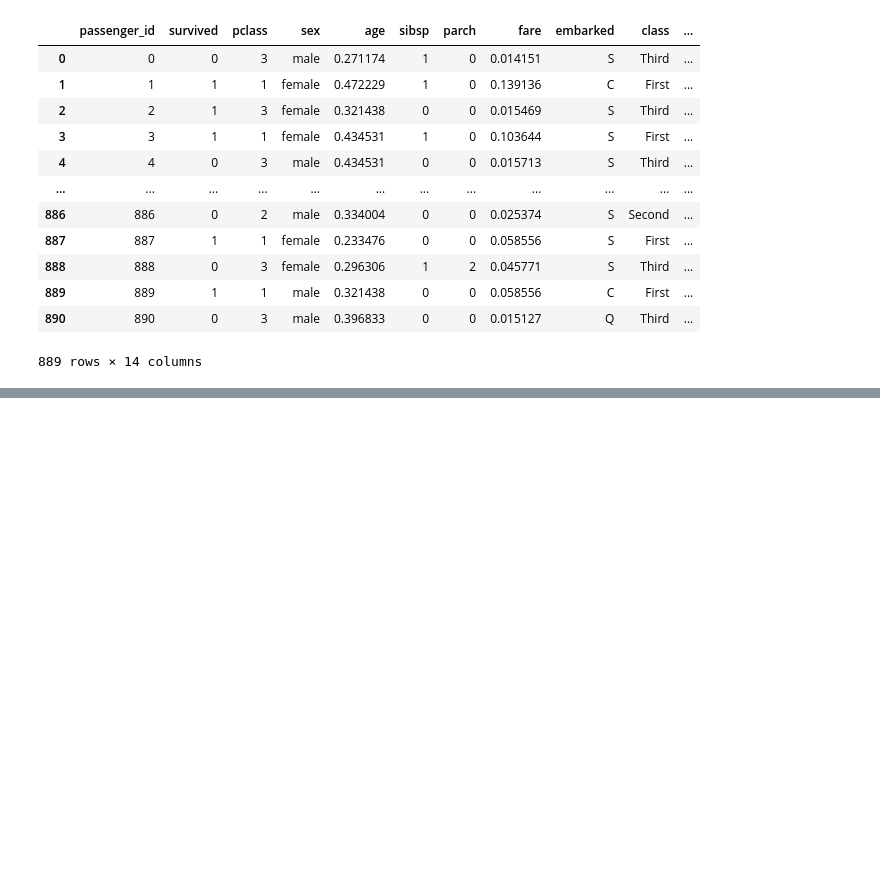
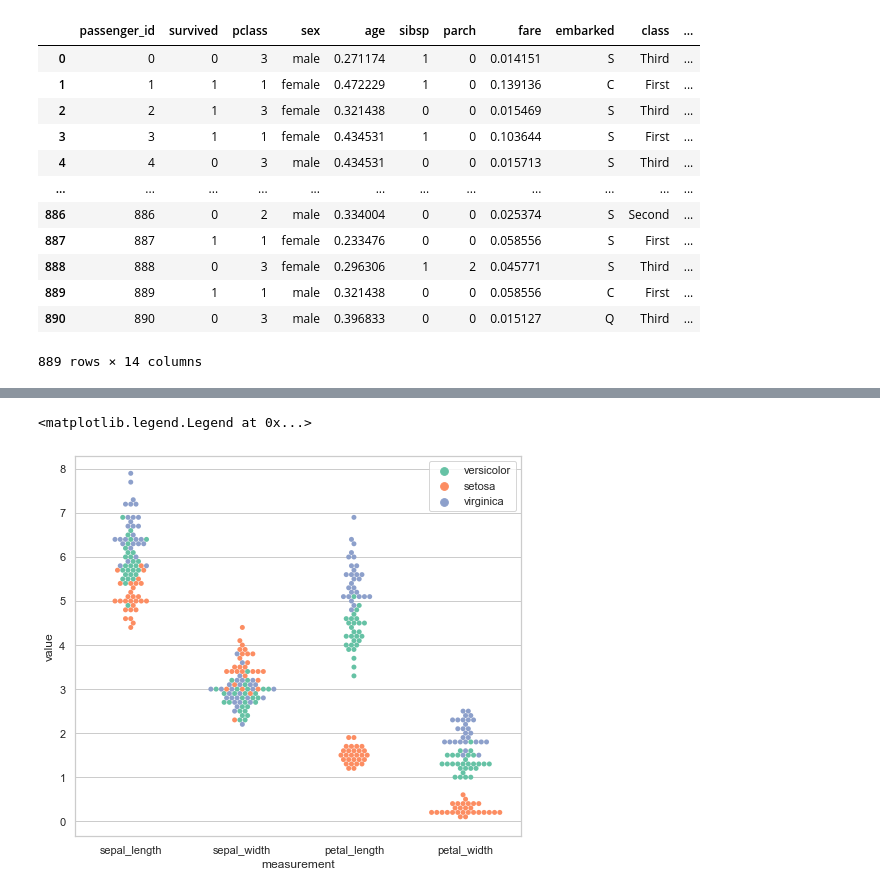
Before and after one commit to SamuelD-Data/classification-exercises, a Jupyter notebook: classification_exercises.ipynb, the cells around one changed output, grey strips where cells are left out. Saved outputs shown, nothing was run; the diff lists cells and outputs as text; code cells hidden in the pictures; blank space fills up the shorter version.

```diff
--- a/classification_exercises.ipynb
+++ b/classification_exercises.ipynb
@@ -627,0 +632,18 @@ prep_titanic(ac.new_get_titanic_data())
+# %%
+from sklearn.model_selection import train_test_split
+
+ex_iris = prep_iris(ac.new_get_iris_data())
+
+# naming 2 columns to drop
+cols_to_drop = ['setosa', 'versicolor', 'virginica']
+
+# dropping the 2 chosen columns
+ex_iris = ex_iris.drop(columns = cols_to_drop)
+
+# 20% test, 80% train_validate
+# then of the 80% train_validate: 30% validate, 70% train.
+train_validate, test = train_test_split(ex_iris, test_size = .2, random_state = 123, stratify = ex_iris.species)
+train, validate = train_test_split(train_validate, test_size = .3, random_state = 123, stratify = train_validate.species)
+
+
+train
@@ -627,0 +669,14 @@ prep_titanic(ac.new_get_titanic_data())
+# %%
+import seaborn as sns
+import matplotlib.pyplot as plt
+
+plt.figure(figsize = (8,7))
+sns.set(style="whitegrid", palette="muted")
+
+melt = train.melt(id_vars= 'species', var_name = "measurement")
+
+sns.swarmplot(x= "measurement", y= "value", data = melt, hue="species", palette="Set2")
+plt.legend()
+# %% [output]
+<matplotlib.legend.Legend at 0x...>
+[figure, added]
```
Also changed, not shown: parts of 16 cells of this notebook.
